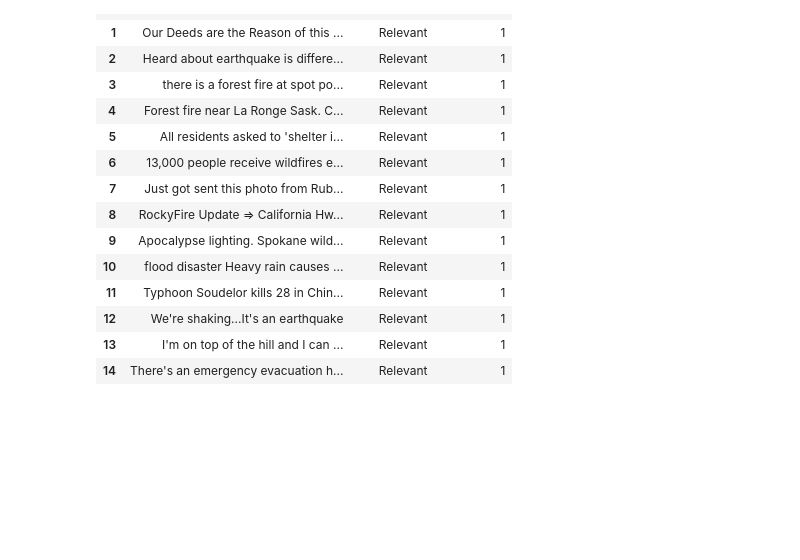
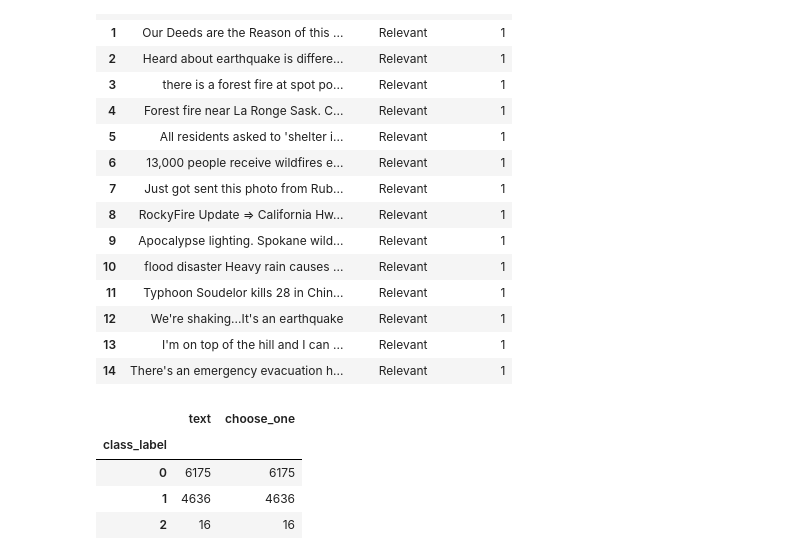
Before and after one commit to 3thzneiz/MyNLPLearn, a Jupyter notebook: 3. concrete_solutions_mostly_nlp_prob/nlp techniques Ref.Emmanuel Ameisen.ipynb, the cells around one changed output. Saved outputs shown, nothing was run; the diff lists cells and outputs as text; code cells hidden in the pictures; blank space fills up the shorter version.

```diff
--- a/3. concrete_solutions_mostly_nlp_prob/nlp techniques Ref.Emmanuel Ameisen.ipynb
+++ b/3. concrete_solutions_mostly_nlp_prob/nlp techniques Ref.Emmanuel Ameisen.ipynb
@@ -52,3 +52,12 @@ def standardize_text(df, text_field):
 questions = standardize_text(questions, "text")
 
 questions.to_csv("clean_data.csv")
+# %%
+clean_questions = pd.read_csv("clean_data.csv")
+clean_questions.groupby("class_label")[['text','choose_one']].count()
+# %% [output]
+|  | text | choose_one |
+| class_label |  |  |
+| 0 | 6175 | 6175 |
+| 1 | 4636 | 4636 |
+| 2 | 16 | 16 |
```
Also changed, not shown: parts of 12 cells of this notebook.
